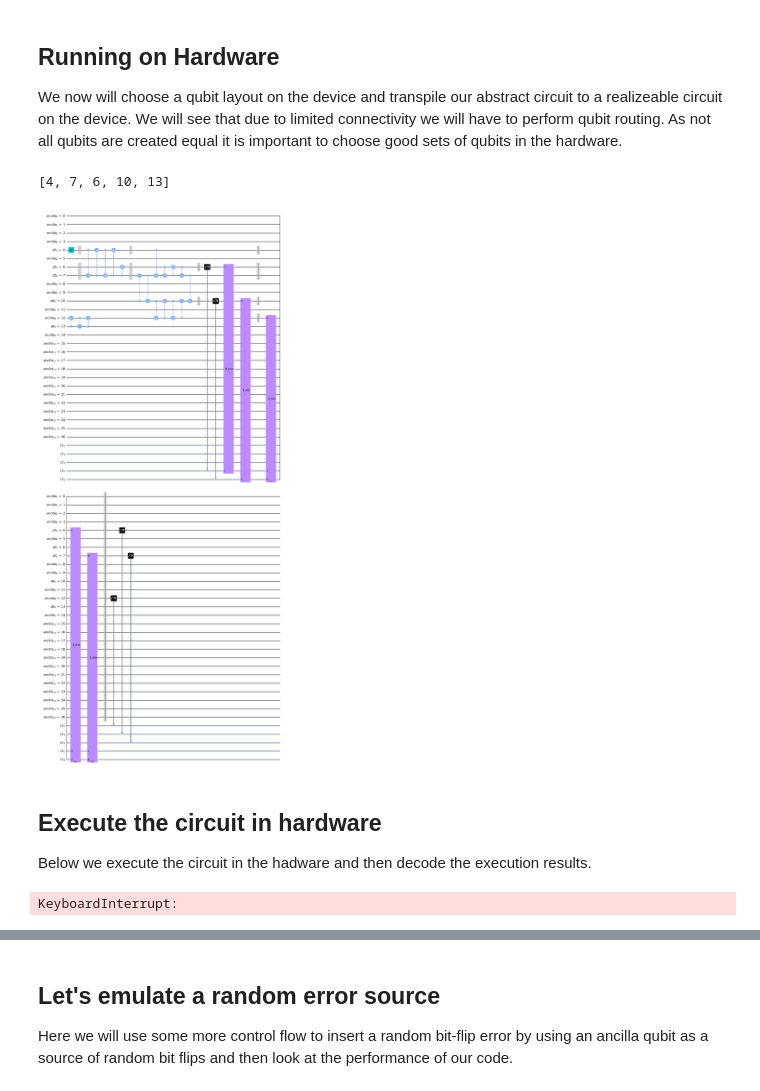
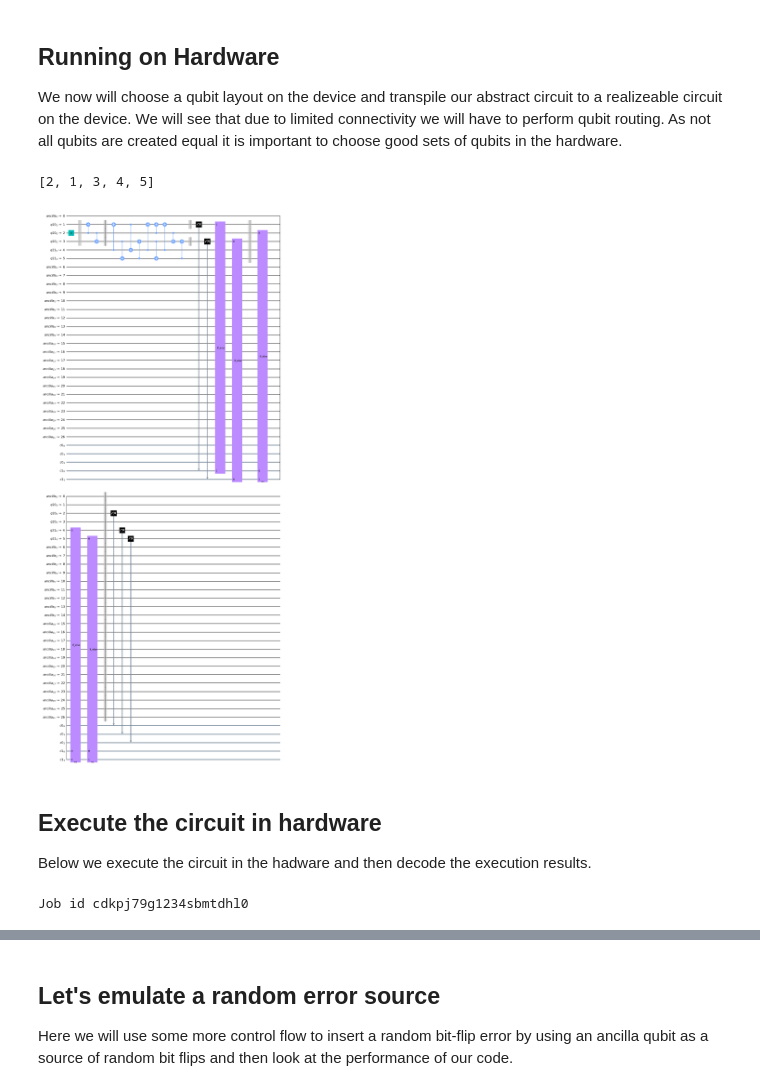
Before and after one commit to mbhealy/IBM-Quantum-Summit-2022-Dynamic-Circuits, a Jupyter notebook: IBM-Quantum-Summit-2022-Dynamic-Circuits.ipynb, the cells around one changed output, grey strips where cells are left out. Drawn from its saved outputs; the diff is of its cells as text; code cells hidden in the pictures.

```diff
--- a/IBM-Quantum-Summit-2022-Dynamic-Circuits.ipynb
+++ b/IBM-Quantum-Summit-2022-Dynamic-Circuits.ipynb
@@ -766,23 +685,25 @@ circuit on the device. We will see that due to limited connectivity we will have
 qubit routing. As not all qubits are created equal it is important to choose good sets of qubits
 in the hardware.
 # %%
-#layout_circuit = transpile(bit_code_circuit, backend, optimization_level=1)
-#print(initial_layout := calculate_initial_layout(layout_circuit, False, favourite_qubits))
-print(initial_layout := favourite_qubits[:bit_code_circuit.num_qubits])
+# A good set of qubits for our device
+initial_layout: List[int] = [2, 1, 3, 4, 5]
+print(initial_layout)
 # %% [output]
-[4, 7, 6, 10, 13]
+[2, 1, 3, 4, 5]
 # %%
-transpiled_bit_code_circuit = apply_transpile(bit_code_circuit, backend, initial_layout=initial_layout)
-transpiled_bit_code_circuit.draw(output="mpl")
+transpiled_bit_code_circuit = transpile(bit_code_circuit, backend, initial_layout=initial_layout, optimization_level=1)
+transpiled_bit_code_circuit.draw(output="mpl", idle_wires=True)
 # %% [output]
-[figure, old version]
+[figure, new version]
 # %% [markdown]
 ## Execute the circuit in hardware
 Below we execute the circuit in the hadware and then decode the execution results.
 # %%
-result = backend.run(transpiled_bit_code_circuit, dynamic=True).result()
+job_transpiled_bit_code = backend.run(transpiled_bit_code_circuit, dynamic=True)
+print(f"Job id {job_reset_direct.job_id()}")
+result_transpiled_bit_code = job_transpiled_bit_code.result()
 # %% [output]
-KeyboardInterrupt:
+Job id cdkpj79g1234sbmtdhl0
 # %%
 from qiskit.result import marginal_counts
 
```
Also changed, not shown: parts of 46 cells of this notebook.
